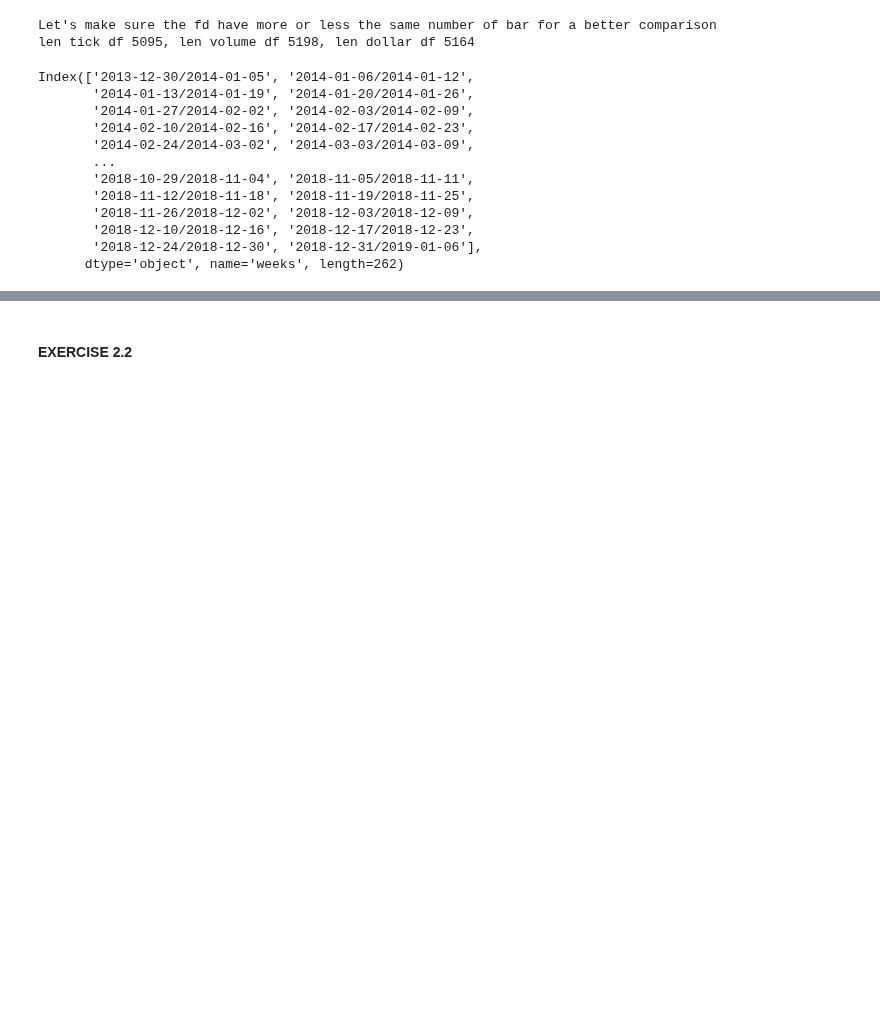
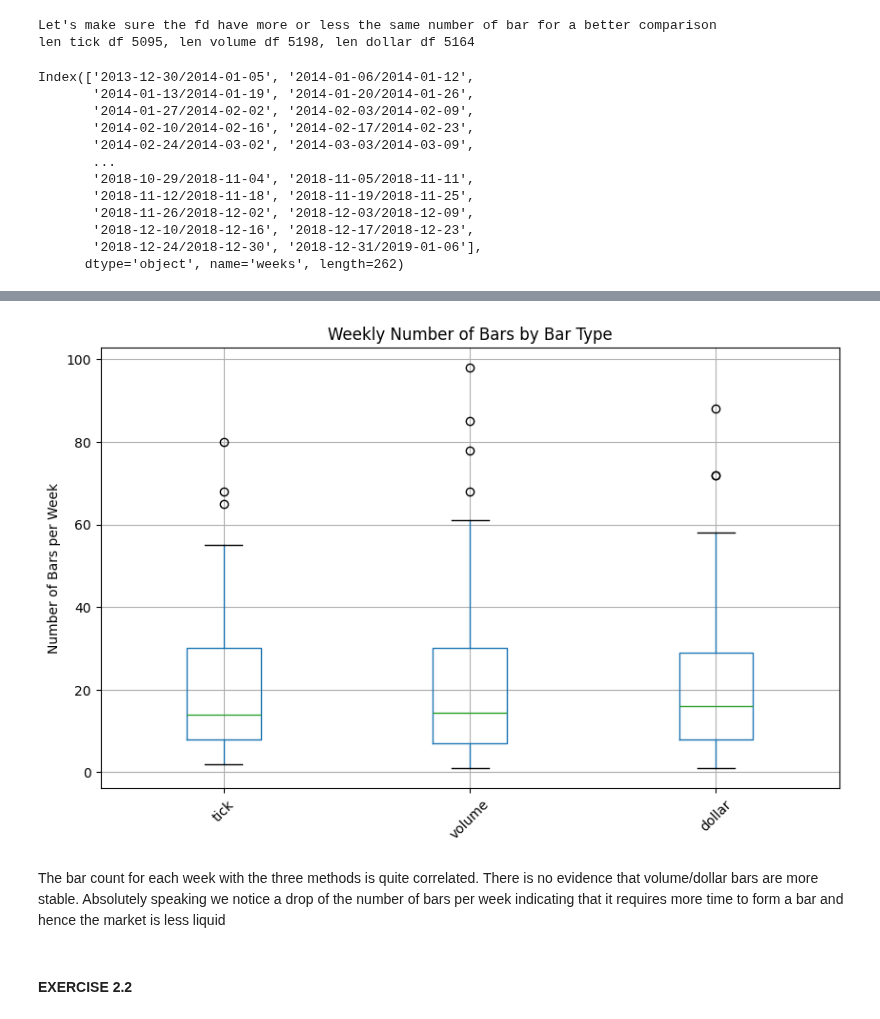
Before and after one commit to dgalassi99/quant-lab, a Jupyter notebook: 00_books/AFML/notebooks/AFML_tests.ipynb, the cells around one changed output, grey strips where cells are left out. Saved outputs shown, nothing was run; the diff lists cells and outputs as text; code cells hidden in the pictures; blank space fills up the shorter version.

```diff
--- a/00_books/AFML/notebooks/AFML_tests.ipynb
+++ b/00_books/AFML/notebooks/AFML_tests.ipynb
@@ -334,2 +334,21 @@ plt.show()
+# %%
+# We also check boxplots to have a look a the distribution ...
+
+bars_per_week_df = pd.DataFrame({
+    'tick': tick_df_bars_per_week,
+    'volume': volume_df_bars_per_week,
+    'dollar': dollar_df_bars_per_week
+})
+bars_per_week_df = bars_per_week_df.dropna()
+plt.figure(figsize=(10,6))
+bars_per_week_df.boxplot()
+plt.xticks(rotation=45)
+plt.ylabel('Number of Bars per Week')
+plt.title('Weekly Number of Bars by Bar Type')
+plt.show()
+# %% [output]
+[figure, added]
+# %% [markdown]
+The bar count for each week with the three methods is quite correlated. There is no evidence that volume/dollar bars are more stable. Absolutely speaking we notice a drop of the number of bars per week indicating that it requires more time to form a bar and hence the market is less liquid
 # %% [markdown]
 #### EXERCISE 2.2
```
Also changed, not shown: parts of 1 cell of this notebook.
